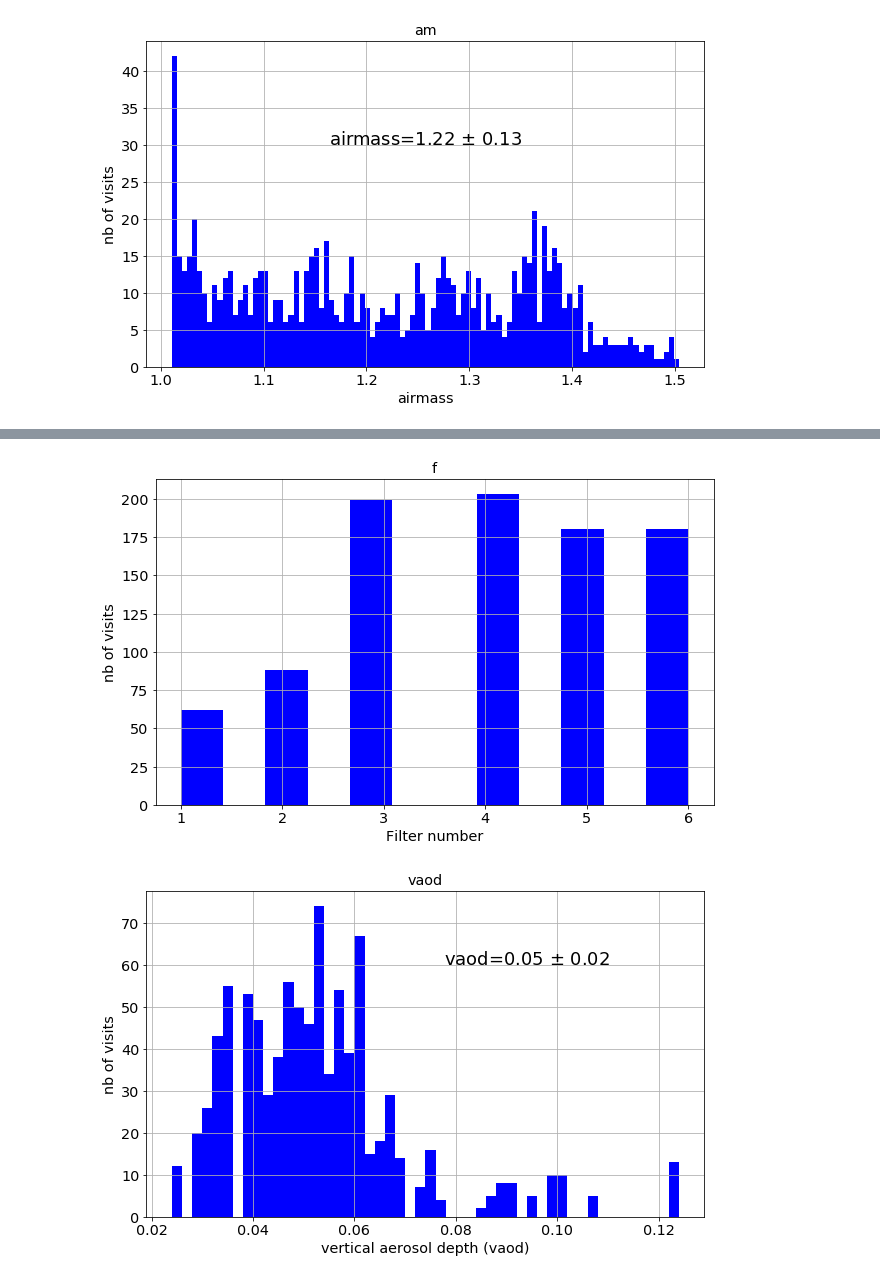
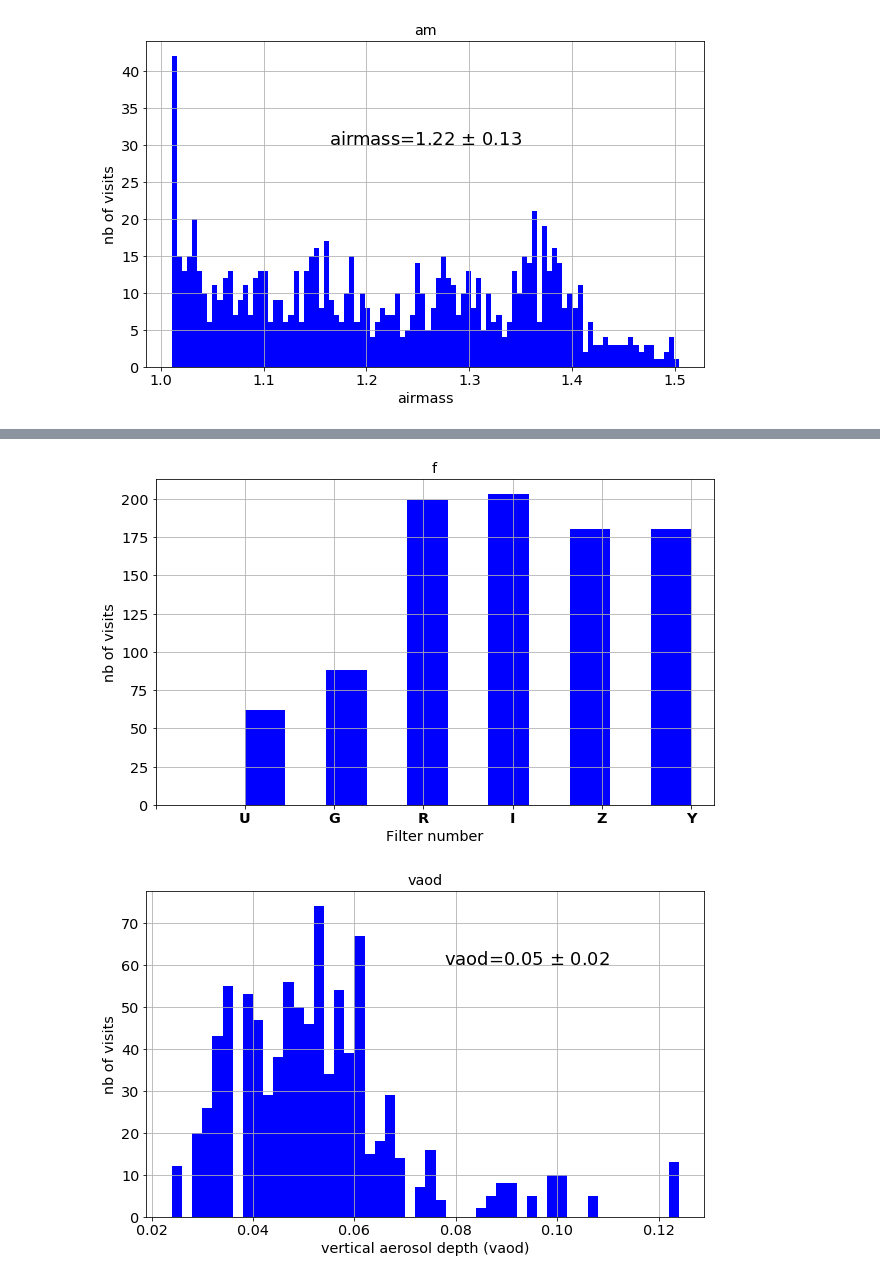
Before and after one commit to LSSTDESC/OpenAtmMiniDataChallenge, a Jupyter notebook: CorrelationSimResultAtmosphere.ipynb, the cells around one changed output, grey strips where cells are left out. Cells and saved outputs as stored; diff of their text form; code cells hidden in the pictures.

Commit message:
improve bar plot

```diff
--- a/CorrelationSimResultAtmosphere.ipynb
+++ b/CorrelationSimResultAtmosphere.ipynb
@@ -95,0 +104,14 @@ airmass=1.22 $\pm$ 0.13
+# %%
+ind = np.arange(6)  # the x locations for the groups
+width = 0.5  # the width of the bars
+
+fig, ax = plt.subplots()
+rects1 = ax.bar(ind , Nobs, width, color='Blue')
+
+# Add some text for labels, title and custom x-axis tick labels, etc.
+ax.set_ylabel('Number of visits',fontweight='bold')
+ax.set_title('Number of visits per filter',fontweight='bold')
+ax.set_xticks(ind)
+ax.set_xticklabels(('U', 'G', 'R', 'I', 'Z','Y'),fontweight='bold')
+#ax.legend()
+plt.grid()
@@ -96,10 +120,14 @@ airmass=1.22 $\pm$ 0.13
 # %%
-axarr=df.hist("f",bins=12,color='b')
+
+
+axarr=df.hist("f",bins=11,color='b')
 for ax in axarr.flatten():
     ax.set_xlabel("Filter number")
     ax.set_ylabel("nb of visits")
+    ax.set_xticks(np.arange(7))
+    ax.set_xticklabels((' ','U', 'G', 'R', 'I', 'Z','Y'),fontweight='bold')
 # %% [output]
-[figure, old version]
+[figure, new version]
 # %%
 m,sig,amin,amax=df["vaod"].describe()["mean"],df["vaod"].describe()["std"],df["vaod"].describe()["min"],df["vaod"].describe()["max"]
 thelabel="vaod={:3.2f} $\pm$ {:3.2f}".format(m,sig)
```
Also changed, not shown: parts of 4 cells of this notebook, 1 other file.
